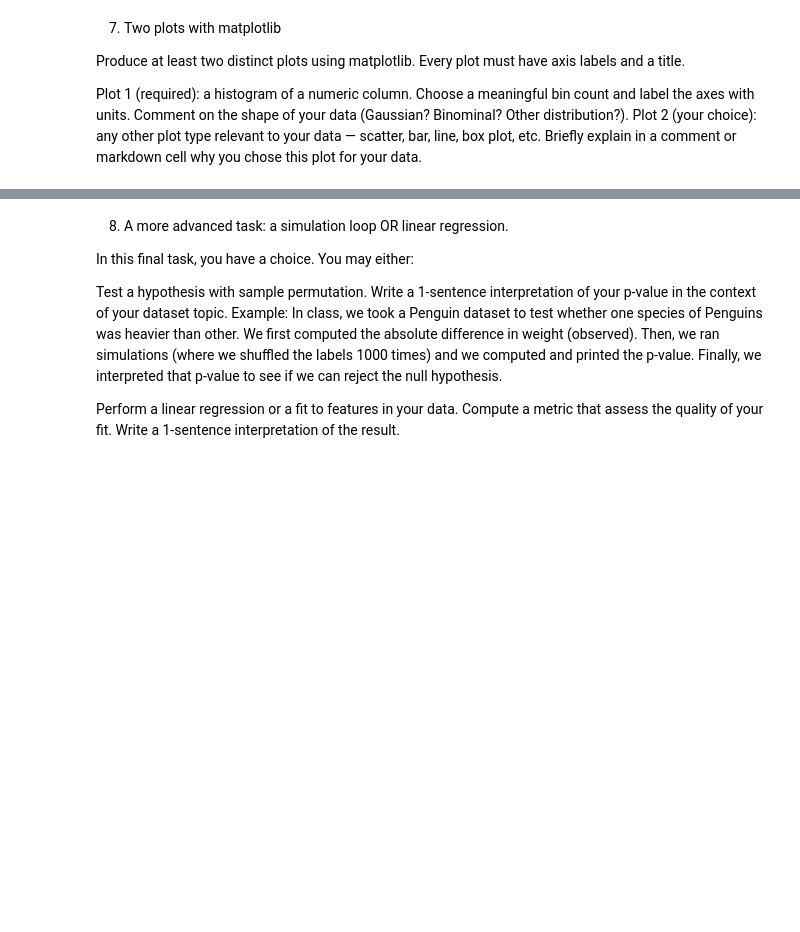
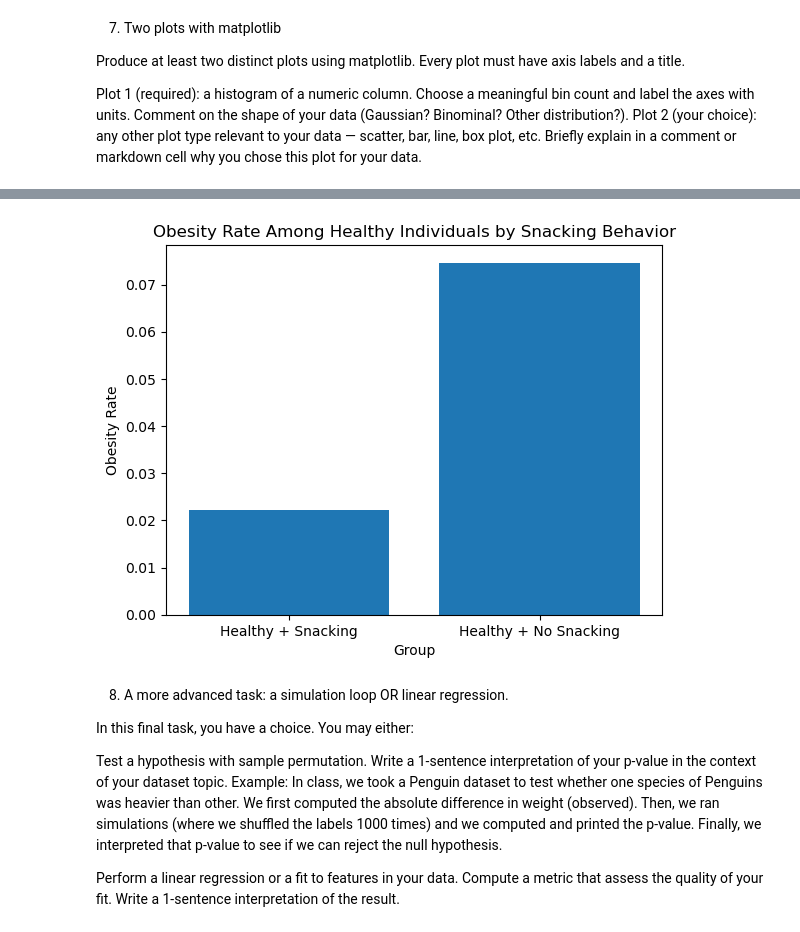
Before and after one commit to jha4au/phys_1655_final_project_meher_kalsi, a Jupyter notebook: final_project_mk.ipynb, the cells around one changed output, grey strips where cells are left out. Cells and saved outputs as stored; diff of their text form; code cells hidden in the pictures; blank space fills up the shorter version.

```diff
--- a/final_project_mk.ipynb
+++ b/final_project_mk.ipynb
@@ -58,7 +58,7 @@ not_healthy = 0
 
 for i in range(len(data)):
 
-    # if branch: healthy AND snacking
+    #if branch: healthy AND snacking
     if (
         data.loc[i, "FCVC"] >= 2 and
         data.loc[i, "FAF"] > 1 and
@@ -66,14 +66,15 @@ for i in range(len(data)):
     ):
         healthy_snacking += 1
 
-    # elif branch: healthy but NOT snacking
+    #elif branch: healthy but NOT snacking
     elif (
         data.loc[i, "FCVC"] >= 2 and
-        data.loc[i, "FAF"] > 1
+        data.loc[i, "FAF"] > 1 and
+        data.loc[i, "FAVC"] == "no"
     ):
         healthy_no_snacking += 1
 
-    # else branch: not healthy
+    #else branch: not healthy
     else:
         not_healthy += 1
 
@@ -152,3 +199,22 @@ Plot 2 (your choice): any other plot type relevant to your data — scatter, bar
+# %%
+snacking_rate = results["healthy_snacking"]["obese"] / results["healthy_snacking"]["total"]
+no_snacking_rate = results["healthy_no_snacking"]["obese"] / results["healthy_no_snacking"]["total"]
+groups = ["Healthy + Snacking", "Healthy + No Snacking"]
+rates = [snacking_rate, no_snacking_rate]
+
+plt.bar(groups, rates)
+
+plt.title("Obesity Rate Among Healthy Individuals by Snacking Behavior")
+plt.xlabel("Group")
+plt.ylabel("Obesity Rate")
+
+plt.show()
+
+#Interestingly, the obesity rate was higher among healthy individuals who did not snack compared to
+# those who did. This suggests that snacking behavior alone may not determine obesity risk, and other
+# factors such as overall calorie intake or meal size may play a larger role.
+# %% [output]
+[figure, added]
 # %% [markdown]
 8. A more advanced task: a simulation loop OR linear regression.
 
```
Also changed, not shown: parts of 5 cells of this notebook.
